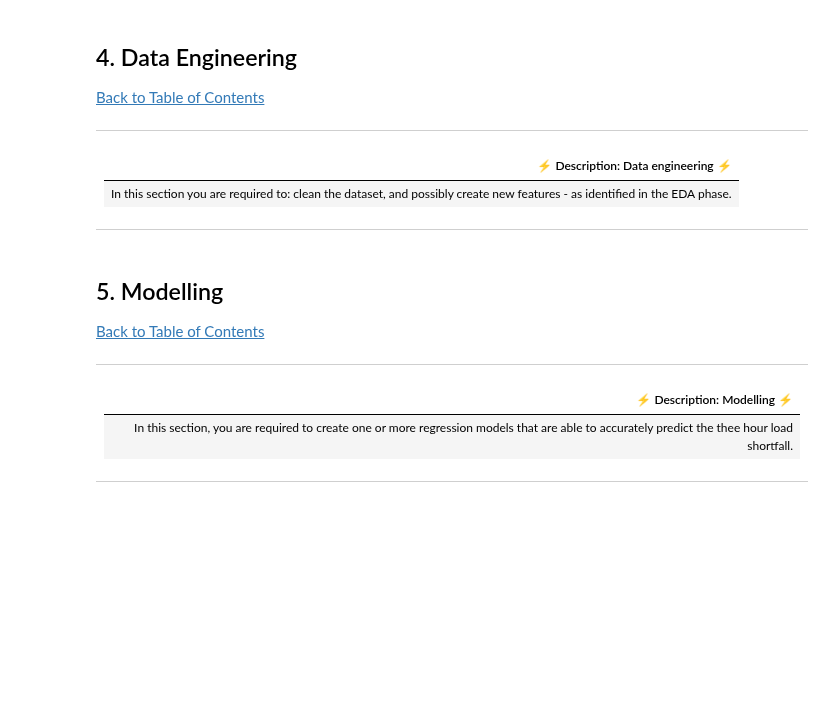
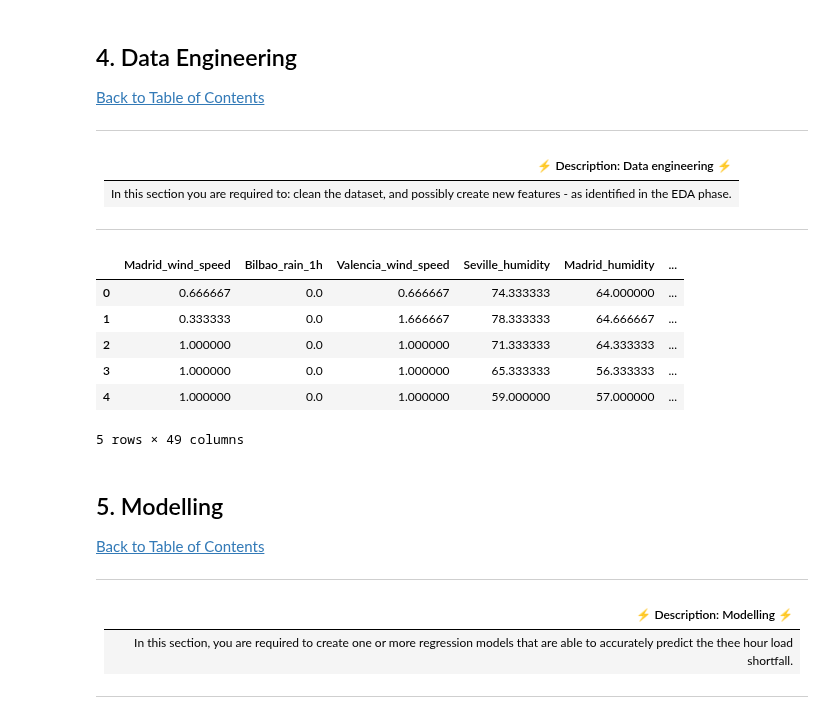
Before and after one commit to Kendo-Shin/Advanced_Regression_Predict-Team-2, a Jupyter notebook: kenny-notebook.ipynb, the cells around one changed output. Drawn from its saved outputs; the diff is of its cells as text; code cells hidden in the pictures; blank space fills up the shorter version.

```diff
--- a/kenny-notebook.ipynb
+++ b/kenny-notebook.ipynb
@@ -450,6 +451,16 @@ def drop_col(input_df):
 # drop non-numerical columns
 clean_train = drop_col(clean_train_df)
 clean_test = drop_col(clean_test_df)
+# %%
+clean_train.head()
+# %% [output]
+|  | Madrid_wind_speed | Bilbao_rain_1h | Valencia_wind_speed | Seville_humidity | Madrid_humidity | ... |
+| 0 | 0.666667 | 0.0 | 0.666667 | 74.333333 | 64.000000 | ... |
+| 1 | 0.333333 | 0.0 | 1.666667 | 78.333333 | 64.666667 | ... |
+| 2 | 1.000000 | 0.0 | 1.000000 | 71.333333 | 64.333333 | ... |
+| 3 | 1.000000 | 0.0 | 1.000000 | 65.333333 | 56.333333 | ... |
+| 4 | 1.000000 | 0.0 | 1.000000 | 59.000000 | 57.000000 | ... |
+5 rows × 49 columns
 # %% [markdown]
 <a id="five"></a>
 ## 5. Modelling
```
Also changed, not shown: parts of 5 cells of this notebook, 1 other file.
